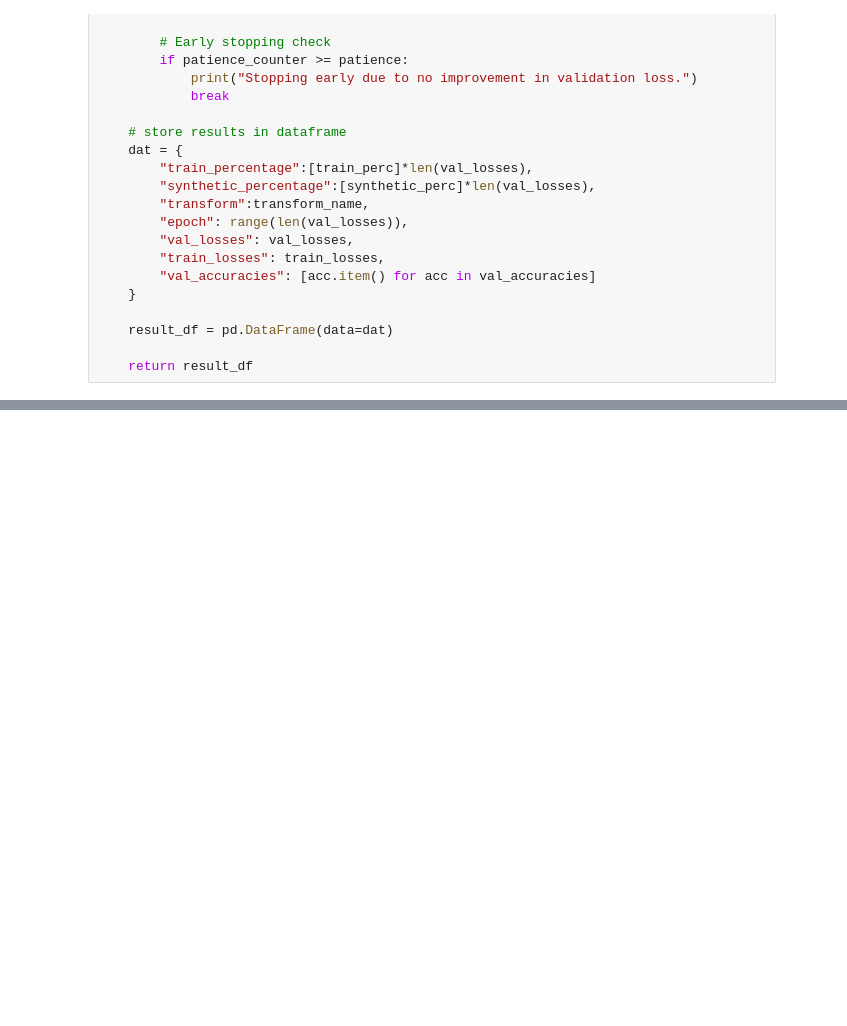
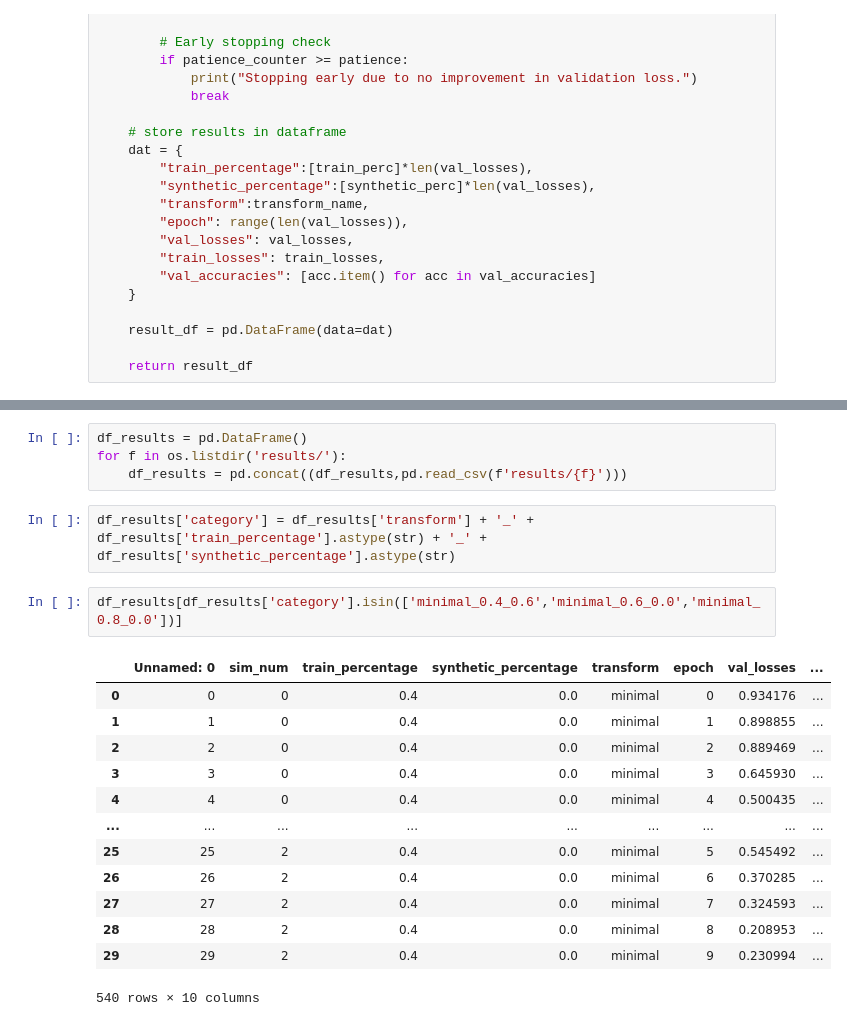
Before and after one commit to dan-kwon/MAS-thesis, a Jupyter notebook: convolutional_neural_network.ipynb, the cells around one changed output, grey strips where cells are left out. Saved outputs shown, nothing was run; the diff lists cells and outputs as text; blank space fills up the shorter version.

```diff
--- a/convolutional_neural_network.ipynb
+++ b/convolutional_neural_network.ipynb
@@ -219,0 +223,22 @@ Epoch 10/10, Train Loss: 0.7769, Val Loss: 0.8293, Val Accuracy: 0.580078125
+# %%
+df_results = pd.DataFrame()
+for f in os.listdir('results/'):
+    df_results = pd.concat((df_results,pd.read_csv(f'results/{f}')))
+# %%
+df_results['category'] = df_results['transform'] + '_' + df_results['train_percentage'].astype(str) + '_' +  df_results['synthetic_percentage'].astype(str)
+# %%
+df_results[df_results['category'].isin(['minimal_0.4_0.6','minimal_0.6_0.0','minimal_0.8_0.0'])]
+# %% [output]
+|  | Unnamed: 0 | sim_num | train_percentage | synthetic_percentage | transform | epoch | val_losses | ... |
+| 0 | 0 | 0 | 0.4 | 0.0 | minimal | 0 | 0.934176 | ... |
+| 1 | 1 | 0 | 0.4 | 0.0 | minimal | 1 | 0.898855 | ... |
+| 2 | 2 | 0 | 0.4 | 0.0 | minimal | 2 | 0.889469 | ... |
+| 3 | 3 | 0 | 0.4 | 0.0 | minimal | 3 | 0.645930 | ... |
+| 4 | 4 | 0 | 0.4 | 0.0 | minimal | 4 | 0.500435 | ... |
+| ... | ... | ... | ... | ... | ... | ... | ... | ... |
+| 25 | 25 | 2 | 0.4 | 0.0 | minimal | 5 | 0.545492 | ... |
+| 26 | 26 | 2 | 0.4 | 0.0 | minimal | 6 | 0.370285 | ... |
+| 27 | 27 | 2 | 0.4 | 0.0 | minimal | 7 | 0.324593 | ... |
+| 28 | 28 | 2 | 0.4 | 0.0 | minimal | 8 | 0.208953 | ... |
+| 29 | 29 | 2 | 0.4 | 0.0 | minimal | 9 | 0.230994 | ... |
+540 rows × 10 columns
```
Also changed, not shown: parts of 5 cells of this notebook, 3 other files.
